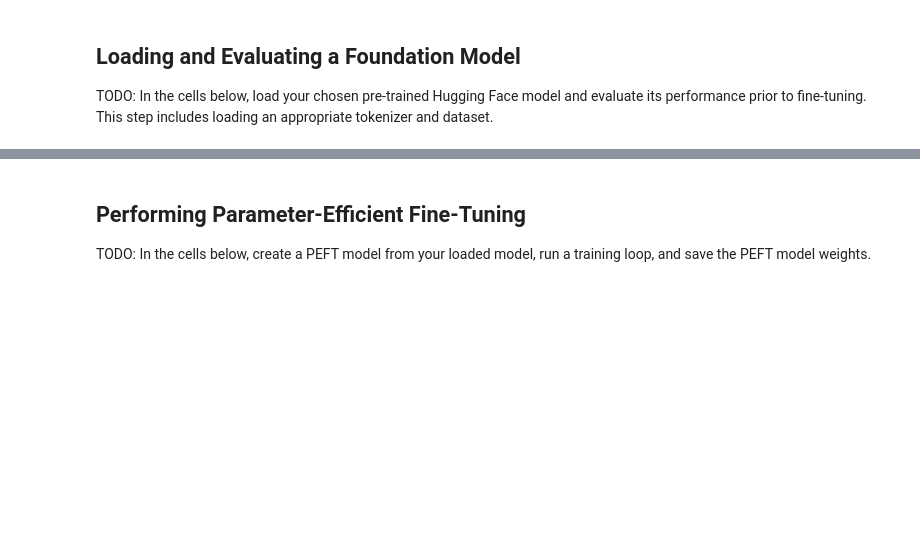
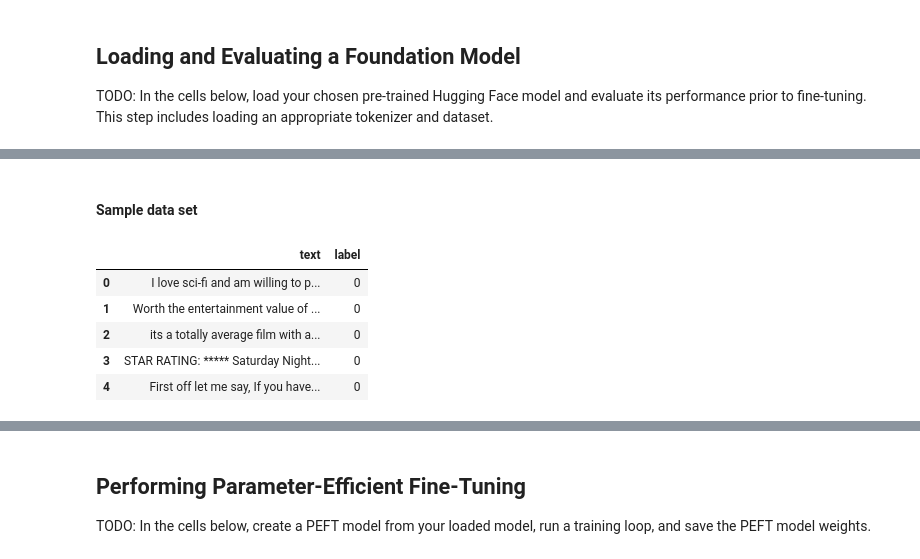
Before and after one commit to timwu64/Generative-AI--LLM-FineTuning, a Jupyter notebook: LightweightFineTuning.ipynb, the cells around one changed output, grey strips where cells are left out. Drawn from its saved outputs; the diff is of its cells as text; code cells hidden in the pictures; blank space fills up the shorter version.

```diff
--- a/LightweightFineTuning.ipynb
+++ b/LightweightFineTuning.ipynb
@@ -60 +109,15 @@ You should probably TRAIN this model on a down-stream task to be able to use it
+# %%
+# utility
+from IPython.display import display, Markdown
+
+display(Markdown("#### Sample data set"))
+display(dataset["test"].to_pandas().head(5))
+# %% [output]
+#### Sample data set
+|  | text | label |
+| 0 | I love sci-fi and am willing to p... | 0 |
+| 1 | Worth the entertainment value of ... | 0 |
+| 2 | its a totally average film with a... | 0 |
+| 3 | STAR RATING: ***** Saturday Night... | 0 |
+| 4 | First off let me say, If you have... | 0 |
 # %%
```
Also changed, not shown: parts of 32 cells of this notebook.
